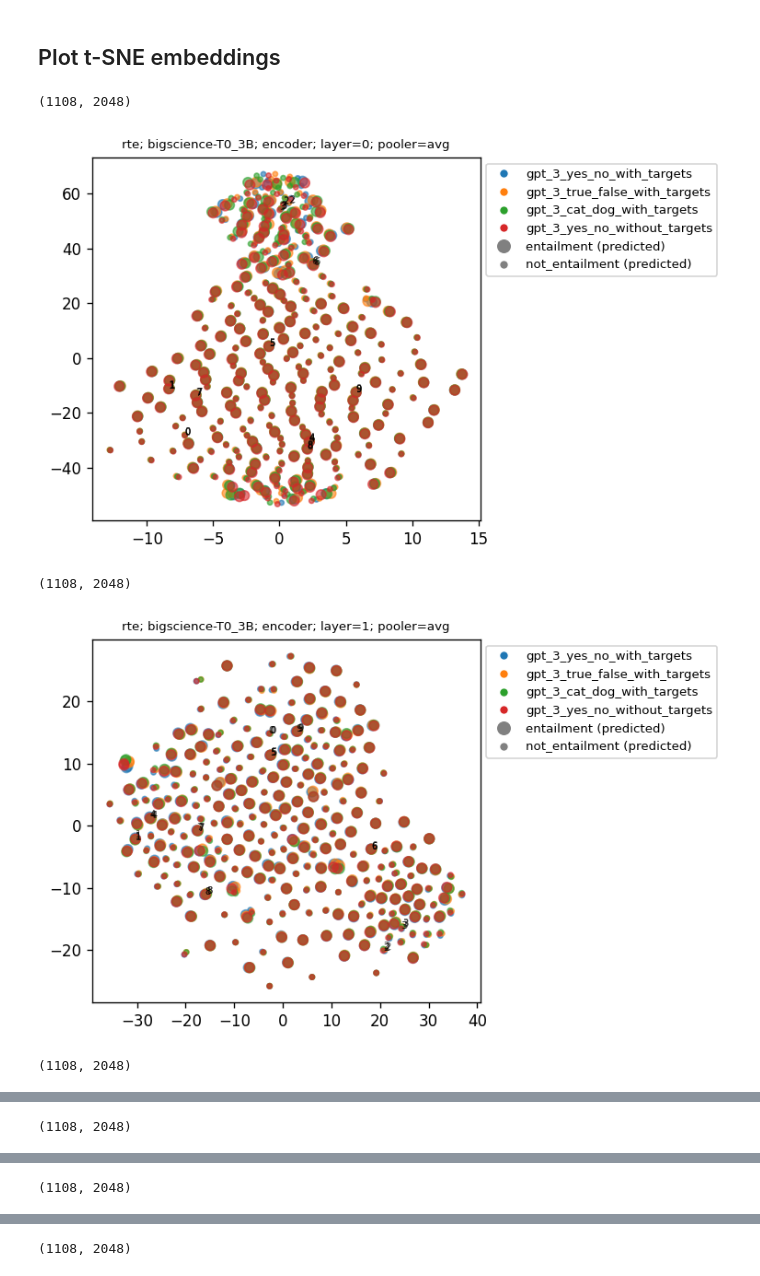
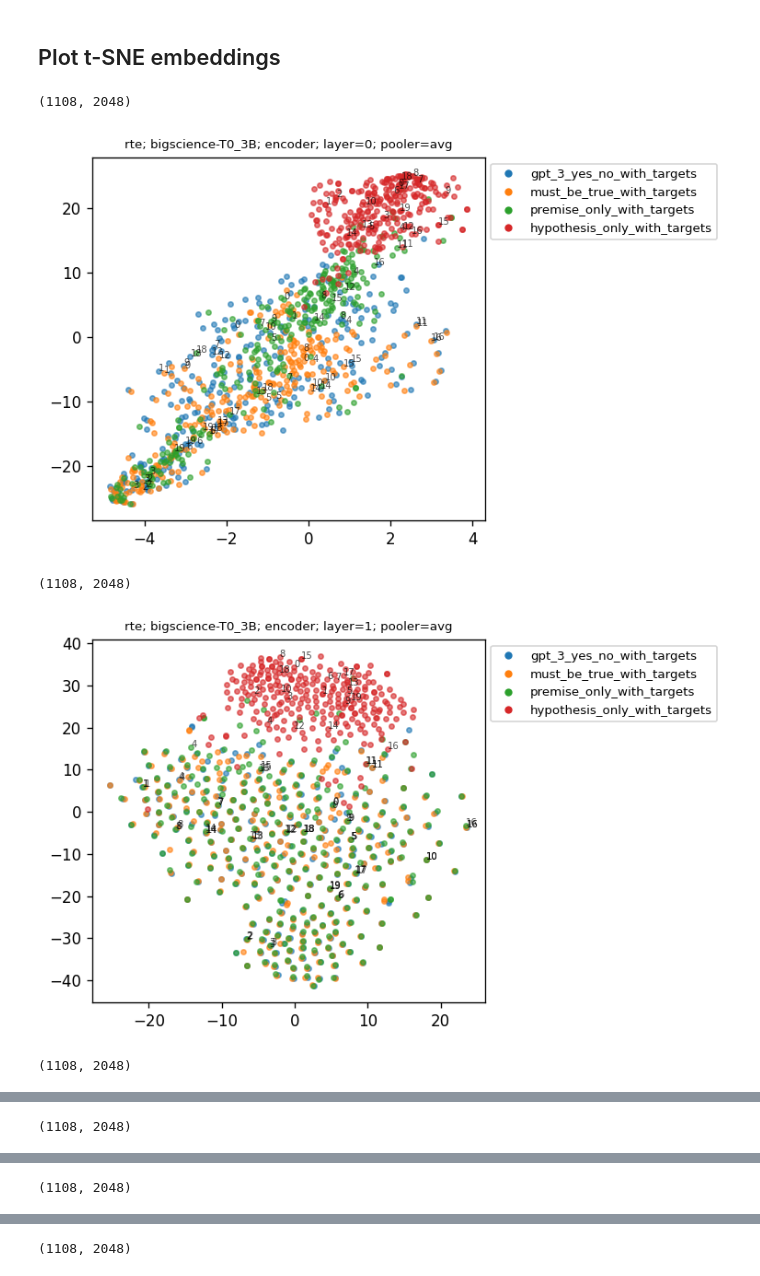
Before and after one commit to mmarius/t0-analysis, a Jupyter notebook: notebooks/T0_3B/rte/encoder/tsne_encoder.ipynb, the cells around one changed output, grey strips where cells are left out. Saved outputs shown, nothing was run; the diff lists cells and outputs as text; code cells hidden in the pictures.

```diff
--- a/notebooks/T0_3B/rte/encoder/tsne_encoder.ipynb
+++ b/notebooks/T0_3B/rte/encoder/tsne_encoder.ipynb
@@ -23,7 +28,8 @@ task = "rte"
 # %% [markdown]
 ## Prompts
 # %%
-df = read_templates_from_file(f"/t0-analysis/prompts/{task}/fixed_prompt.csv")
+df = read_templates_from_file(f"/t0-analysis/prompts/{task}/all.csv")
+# df = read_templates_from_file(f"/t0-analysis/prompts/{task}/fixed_prompt.csv")
 # df = read_templates_from_file(f"/t0-analysis/prompts/{task}/fixed_target_yes_no.csv")
 display(df)
 # %% [output]
@@ -112,10 +120,14 @@ elif task == 'wic':
 # marker_size = 'ground-truth'
 marker_size = 'predicted'
 # %%
+layer_dfs = {}
+
 # for layer in range(0, 1):
 # for layer in range(0, 5):
 for layer in range(0, 25):
 # for layer in range(24, 25):
+
+    tsne_df = {"sid": [], "x": [], "y": [], "template": [], "text": [], "label": [], "prediction": [], "sequence": []}
 
     file_names, prompt_names = [], []
 
@@ -168,47 +180,59 @@ for layer in range(0, 25):
             labels = df_inputs[prompt_names[idx]]['prediction'].values
             sizes = [40.0 if l == 'entailment' else 10.0 for l in labels]
 
-        # change size according to predicted target
-        labels = df_inputs[prompt_names[idx]]['label'].values
-        sizes = [40.0 if l == 'entailment' else 10.0 for l in labels]
-
-        axes.scatter(x, y, alpha=0.6, color=colors[idx], s=sizes)
+        # axes.scatter(x, y, alpha=0.6, color=colors[idx], s=sizes)
+        axes.scatter(x, y, alpha=0.6, color=colors[idx], s=[10.0]) # fix sizes
 
         # create legend element manually
         legend_elements.append(Line2D([0], [0], marker='o', color='w', label=prompt_names[idx], markerfacecolor=colors[idx], markersize=6))
 
         # annotate scatter plot with text
         samles_indices = np.random.choice(range(n_sequences), size=20)
         # for i, txt in enumerate(list(range(n_sequences))): # annotate all samples
         # for i, txt in enumerate(samles_indices): # annotate randomly choosen samples
-        for i, txt in enumerate(range(10)): # annotate first 10 samples
+        for i, txt in enumerate(range(20)): # annotate first 10 samples
             axes.annotate(txt, (x[i], y[i]), alpha=0.7, fontsize=6)
+
+        # collect data in dataframe
+        for i in range(n_sequences):
+            assert len(x) == n_sequences
+            tsne_df["sid"].append(i)
+            tsne_df["x"].append(x[i])
+            tsne_df["y"].append(y[i])
+            tsne_df["template"].append(prompt_names[idx])
+            tsne_df["text"].append(df_inputs[prompt_names[idx]].iloc[i]["input"])
+            tsne_df["label"].append(df_inputs[prompt_names[idx]]['label'].values[i])
+            tsne_df["prediction"].append(df_inputs[prompt_names[idx]]['prediction'].values[i])
+            tsne_df["sequence"].append(df_outputs[prompt_names[idx]].values[i])
+
+    layer_dfs[layer] = pd.DataFrame(tsne_df)
 
     axes.set_title(f"{task}; {model}; {module}; layer={layer}; pooler=avg", fontsize=8)
 
    # Shrink current axis by 20%
     box = axes.get_position()
     axes.set_position([box.x0, box.y0, box.width * 0.8, box.height])
 
     # Put a legend to the right of the current axis
     # ground-truth labels
-    if marker_size == 'ground-truth':
-        legend_elements.append(Line2D([0], [0], marker='o', color='w', label='entailment', markerfacecolor='gray', markersize=10))
-        legend_elements.append(Line2D([0], [0], marker='o', color='w', label='not_entailment', markerfacecolor='gray', markersize=6))
+    # if marker_size == 'ground-truth':
+    #     legend_elements.append(Line2D([0], [0], marker='o', color='w', label='entailment', markerfacecolor='gray', markersize=10))
+    #     legend_elements.append(Line2D([0], [0], marker='o', color='w', label='not_entailment', markerfacecolor='gray', markersize=6))
 
-    # predicted labels
-    elif marker_size == 'predicted':
-        legend_elements.append(Line2D([0], [0], marker='o', color='w', label='entailment (predicted)', markerfacecolor='gray', markersize=10))
-        legend_elements.append(Line2D([0], [0], marker='o', color='w', label='not_entailment (predicted)', markerfacecolor='gray', markersize=6))
+    # # predicted labels
+    # elif marker_size == 'predicted':
+    #     legend_elements.append(Line2D([0], [0], marker='o', color='w', label='entailment (predicted)', markerfacecolor='gray', markersize=10))
+    #     legend_elements.append(Line2D([0], [0], marker='o', color='w', label='not_entailment (predicted)', markerfacecolor='gray', markersize=6))
+
     axes.legend(handles=legend_elements, loc='upper left', bbox_to_anchor=(1.0, 1.0), fancybox=True, shadow=False, fontsize=8)
 
     plt.tight_layout()
 
     plt.show()
     plt.close();
 # %% [output]
 (1108, 2048)
-[figure, old version]
+[figure, new version]
 (1108, 2048)
-[figure, old version]
+[figure, new version]
 (1108, 2048)
```
Also changed, not shown: parts of 13 cells of this notebook, 1 other file.
